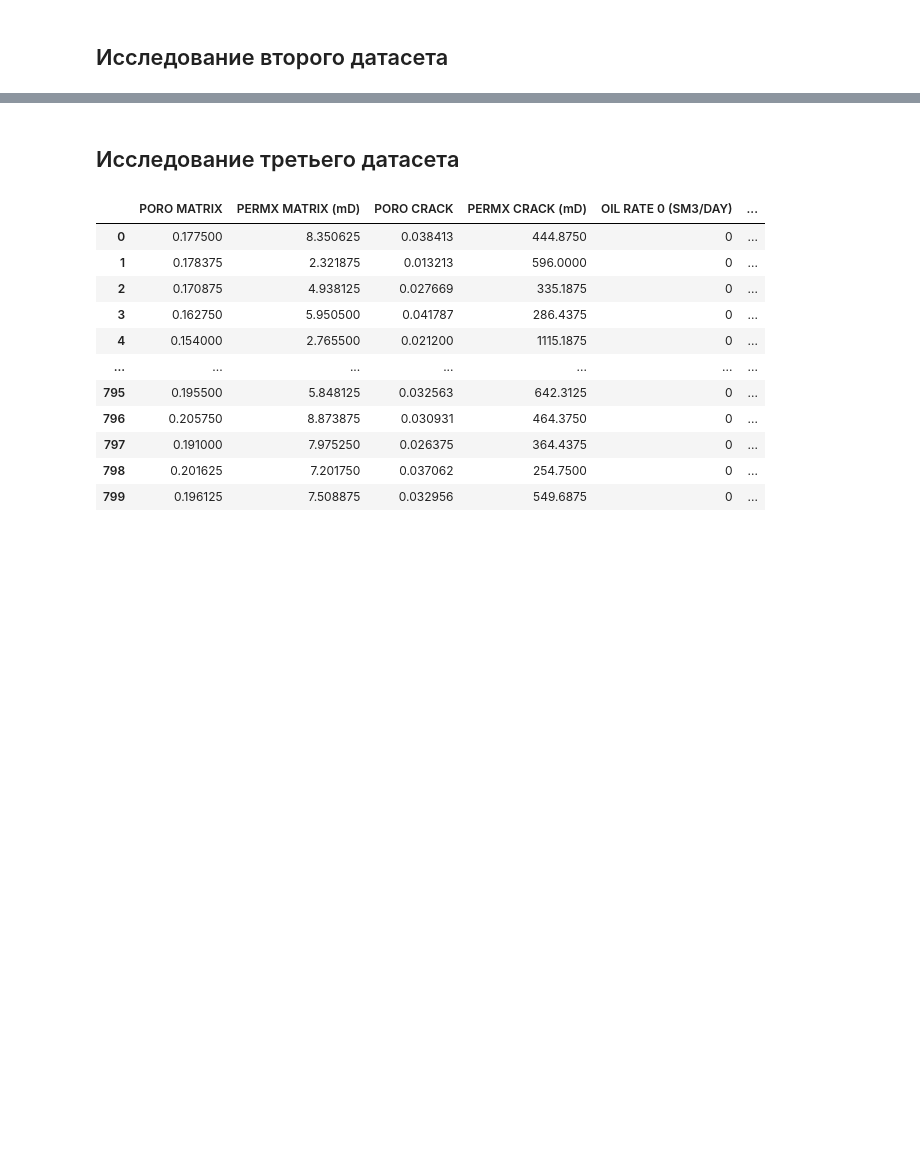
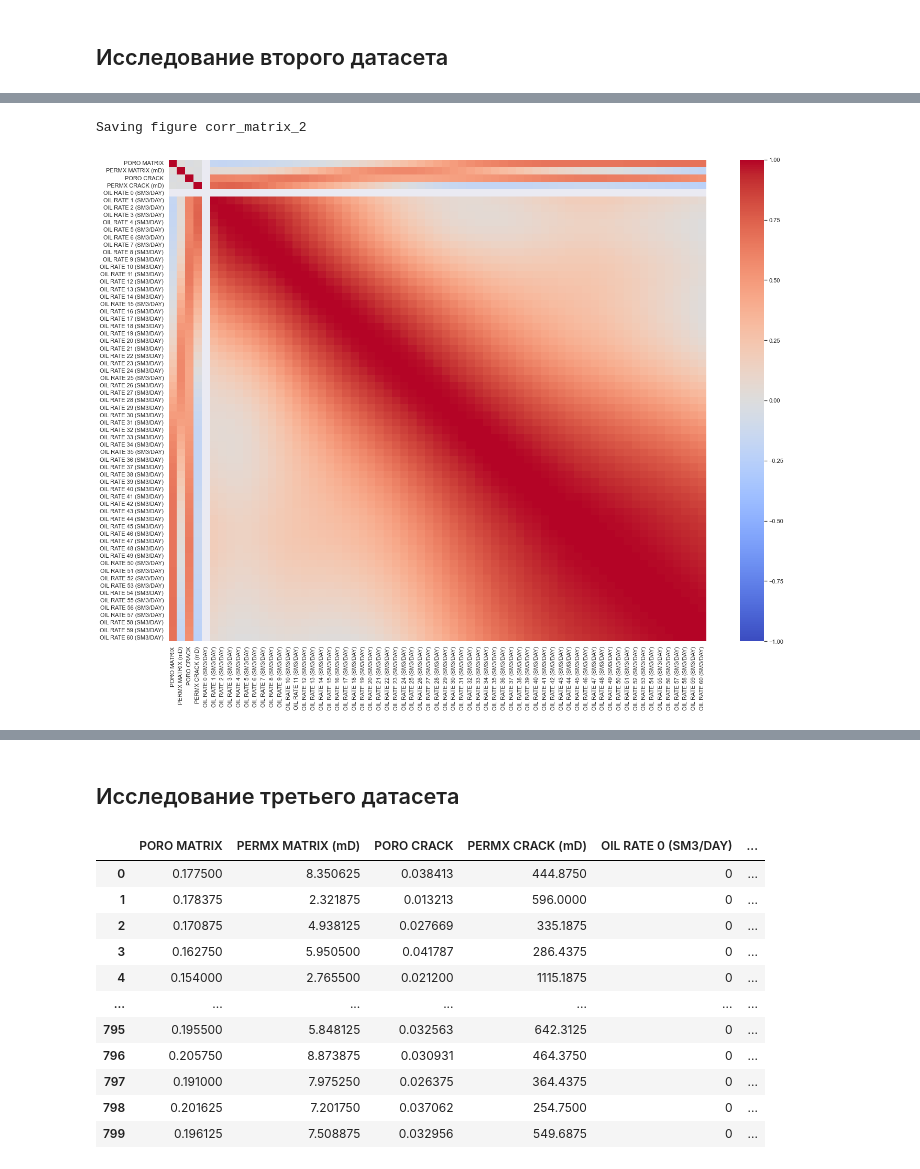
Before and after one commit to mualal/ml-experiments, a Jupyter notebook: reservoir_exploration.ipynb, the cells around one changed output, grey strips where cells are left out. Drawn from its saved outputs; the diff is of its cells as text; code cells hidden in the pictures; blank space fills up the shorter version.

```diff
--- a/reservoir_exploration.ipynb
+++ b/reservoir_exploration.ipynb
@@ -427,2 +440,5 @@ plt.hist(relative_error, bins=30)
 # %% [markdown]
 ## Исследование второго датасета
+# %%
+data2_train, data2_valid, data2_test = data2[:800], data2[800:1000], data2[1000:]
+data2_test
@@ -428,0 +459,3 @@ plt.hist(relative_error, bins=30)
+# %%
+corr_matrix = data2_train.corr()
+corr_matrix.head(4)
@@ -428,0 +469,8 @@ plt.hist(relative_error, bins=30)
+# %%
+sns.set(rc = {'figure.figsize':(20,15)}, font_scale=1)
+sns.heatmap(corr_matrix, cmap='coolwarm', annot=False, vmin=-1, vmax=1)
+#sns.heatmap(corr_matrix, cmap='Blues', annot=False, vmin=-1, vmax=1)
+save_fig('corr_matrix_2')
+# %% [output]
+Saving figure corr_matrix_2
+[figure, added]
```
Also changed, not shown: parts of 20 cells of this notebook.
